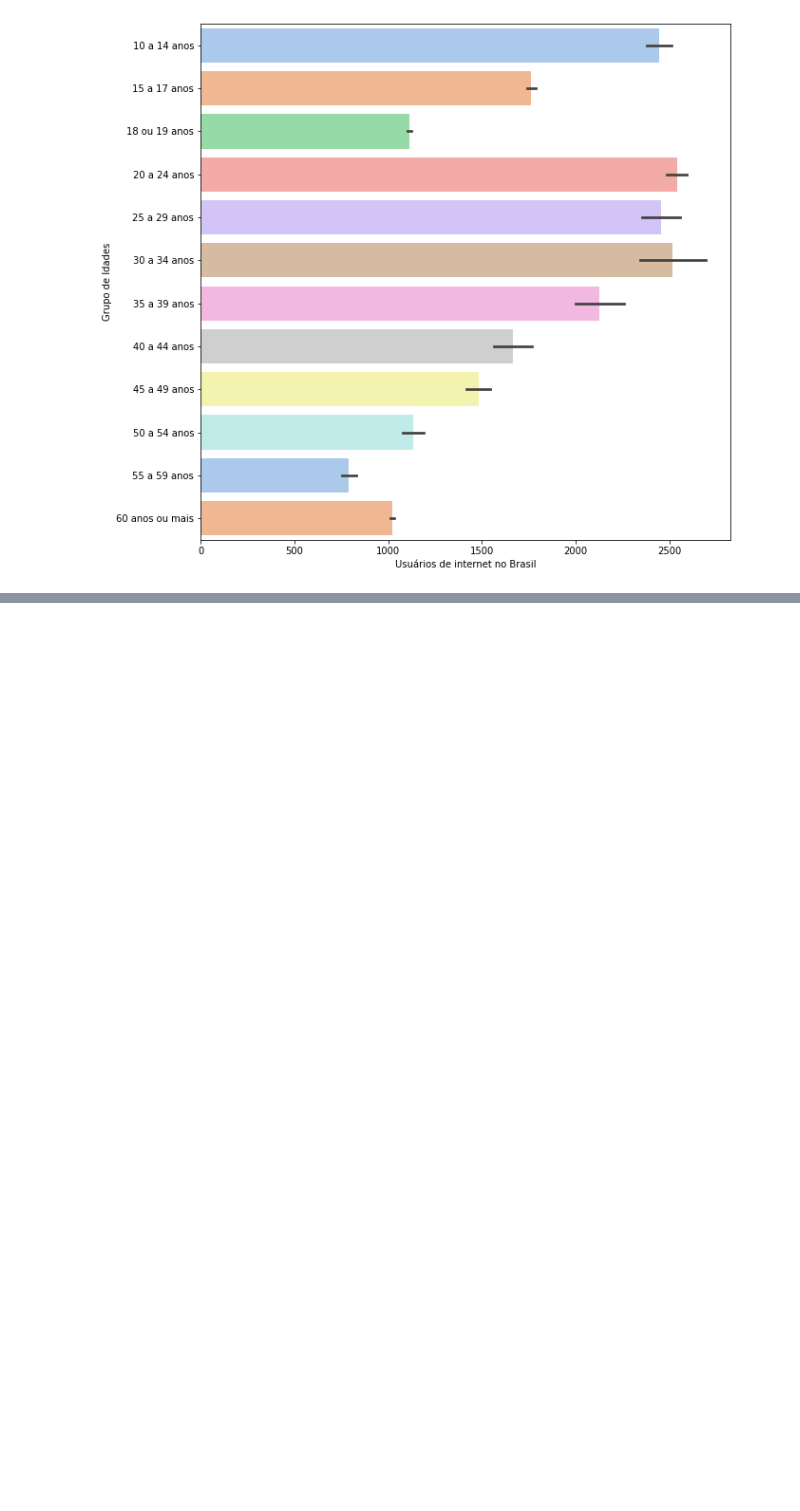
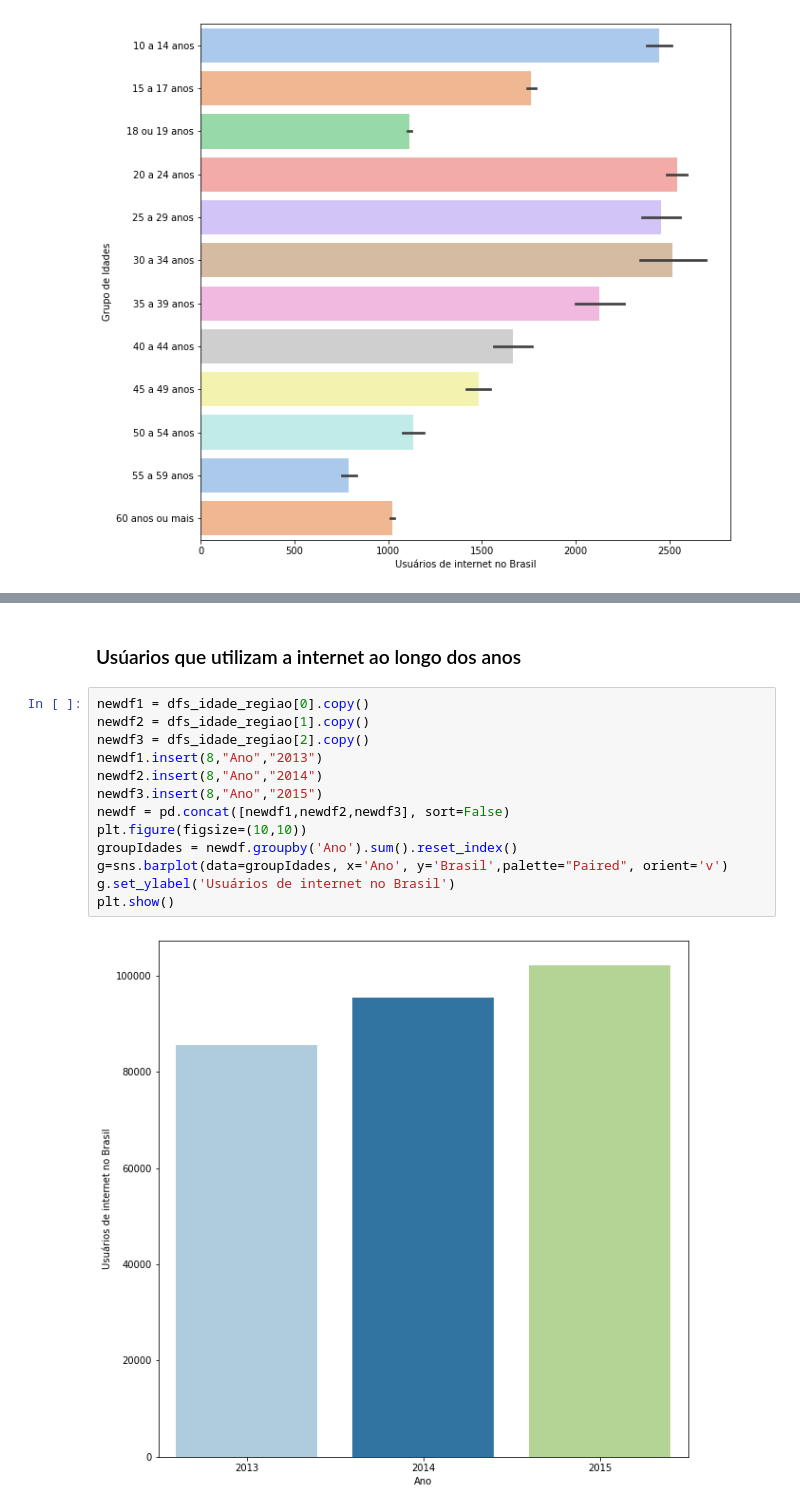
Before and after one commit to saulo-miranda/Projeto-CCF425-Acesso-a-internet-e-posse-de-celular, a Jupyter notebook: TPDADOS.ipynb, the cells around one changed output, grey strips where cells are left out. Cells and saved outputs as stored; diff of their text form; blank space fills up the shorter version.

```diff
--- a/TPDADOS.ipynb
+++ b/TPDADOS.ipynb
@@ -306,0 +294,17 @@ plt.show()
+# %% [markdown]
+### Usúarios que utilizam a internet ao longo dos anos
+# %%
+newdf1 = dfs_idade_regiao[0].copy()
+newdf2 = dfs_idade_regiao[1].copy()
+newdf3 = dfs_idade_regiao[2].copy()
+newdf1.insert(8,"Ano","2013")
+newdf2.insert(8,"Ano","2014")
+newdf3.insert(8,"Ano","2015")
+newdf = pd.concat([newdf1,newdf2,newdf3], sort=False)
+plt.figure(figsize=(10,10))
+groupIdades = newdf.groupby('Ano').sum().reset_index()
+g=sns.barplot(data=groupIdades, x='Ano', y='Brasil',palette="Paired", orient='v')
+g.set_ylabel('Usuários de internet no Brasil')
+plt.show()
+# %% [output]
+[figure, added]
```
Also changed, not shown: parts of 103 cells of this notebook.
